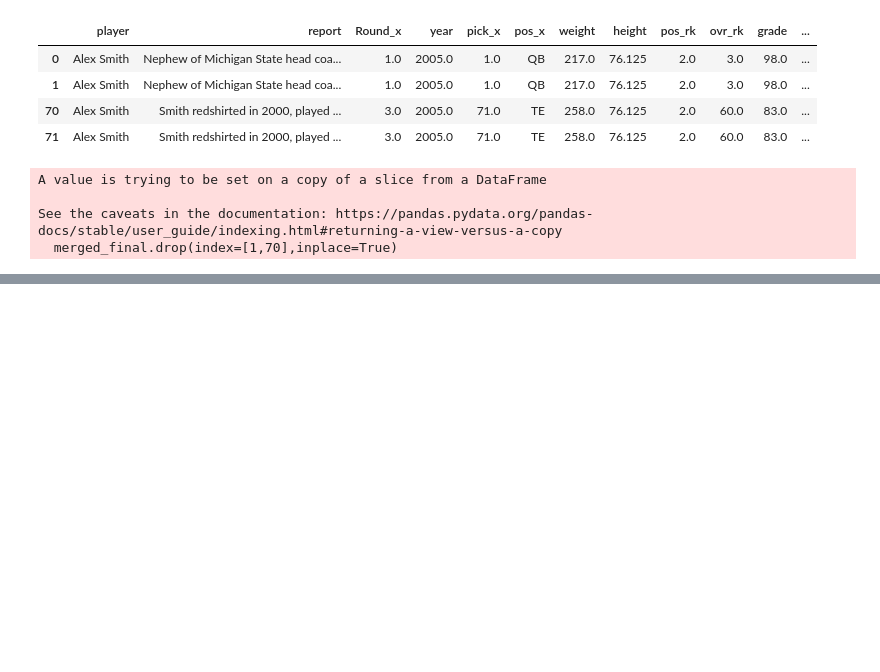
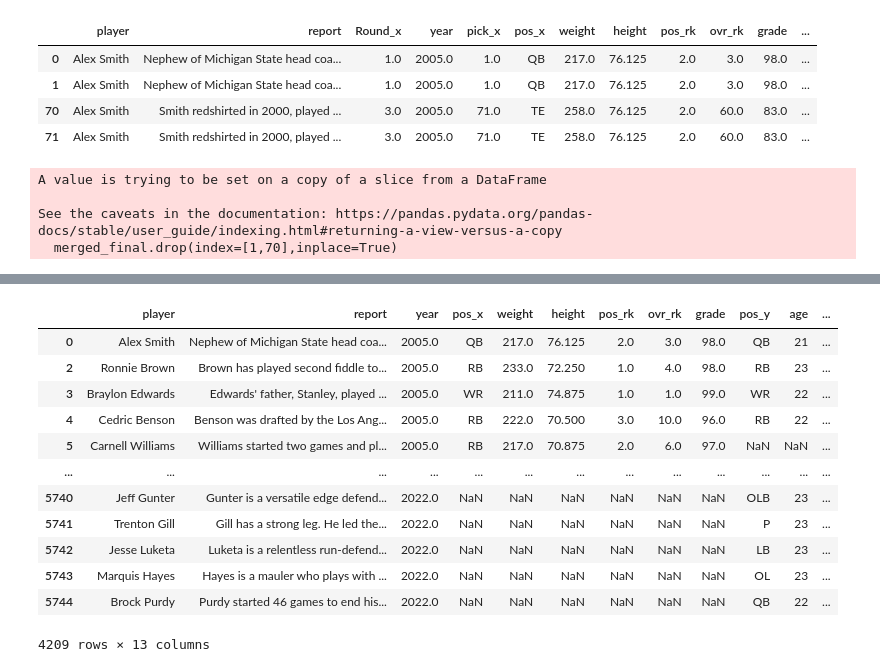
Before and after one commit to jpalgon/Draft_Scouting, a Jupyter notebook: Data Cleaning.ipynb, the cells around one changed output, grey strips where cells are left out. Cells and saved outputs as stored; diff of their text form; code cells hidden in the pictures; blank space fills up the shorter version.

```diff
--- a/Data Cleaning.ipynb
+++ b/Data Cleaning.ipynb
@@ -377 +404,22 @@ merged_final
+# %%
+final = merged_final.drop(['Round_x','pick_x','school_x','Round_y','pick_y','school_y'],axis=1)
+# %%
+final[['Round','Pick']] = final[['Round','Pick']].astype('Int64')
+# %%
+final = final[final.report.notna()]
+final
+# %% [output]
+|  | player | report | year | pos_x | weight | height | pos_rk | ovr_rk | grade | pos_y | age | ... |
+| 0 | Alex Smith | Nephew of Michigan State head coa... | 2005.0 | QB | 217.0 | 76.125 | 2.0 | 3.0 | 98.0 | QB | 21 | ... |
+| 2 | Ronnie Brown | Brown has played second fiddle to... | 2005.0 | RB | 233.0 | 72.250 | 1.0 | 4.0 | 98.0 | RB | 23 | ... |
+| 3 | Braylon Edwards | Edwards' father, Stanley, played ... | 2005.0 | WR | 211.0 | 74.875 | 1.0 | 1.0 | 99.0 | WR | 22 | ... |
+| 4 | Cedric Benson | Benson was drafted by the Los Ang... | 2005.0 | RB | 222.0 | 70.500 | 3.0 | 10.0 | 96.0 | RB | 22 | ... |
+| 5 | Carnell Williams | Williams started two games and pl... | 2005.0 | RB | 217.0 | 70.875 | 2.0 | 6.0 | 97.0 | NaN | NaN | ... |
+| ... | ... | ... | ... | ... | ... | ... | ... | ... | ... | ... | ... | ... |
+| 5740 | Jeff Gunter | Gunter is a versatile edge defend... | 2022.0 | NaN | NaN | NaN | NaN | NaN | NaN | OLB | 23 | ... |
+| 5741 | Trenton Gill | Gill has a strong leg. He led the... | 2022.0 | NaN | NaN | NaN | NaN | NaN | NaN | P | 23 | ... |
+| 5742 | Jesse Luketa | Luketa is a relentless run-defend... | 2022.0 | NaN | NaN | NaN | NaN | NaN | NaN | LB | 23 | ... |
+| 5743 | Marquis Hayes | Hayes is a mauler who plays with ... | 2022.0 | NaN | NaN | NaN | NaN | NaN | NaN | OL | 23 | ... |
+| 5744 | Brock Purdy | Purdy started 46 games to end his... | 2022.0 | NaN | NaN | NaN | NaN | NaN | NaN | QB | 22 | ... |
+4209 rows × 13 columns
 # %%
```
Also changed, not shown: parts of 19 cells of this notebook, 1 other file.
